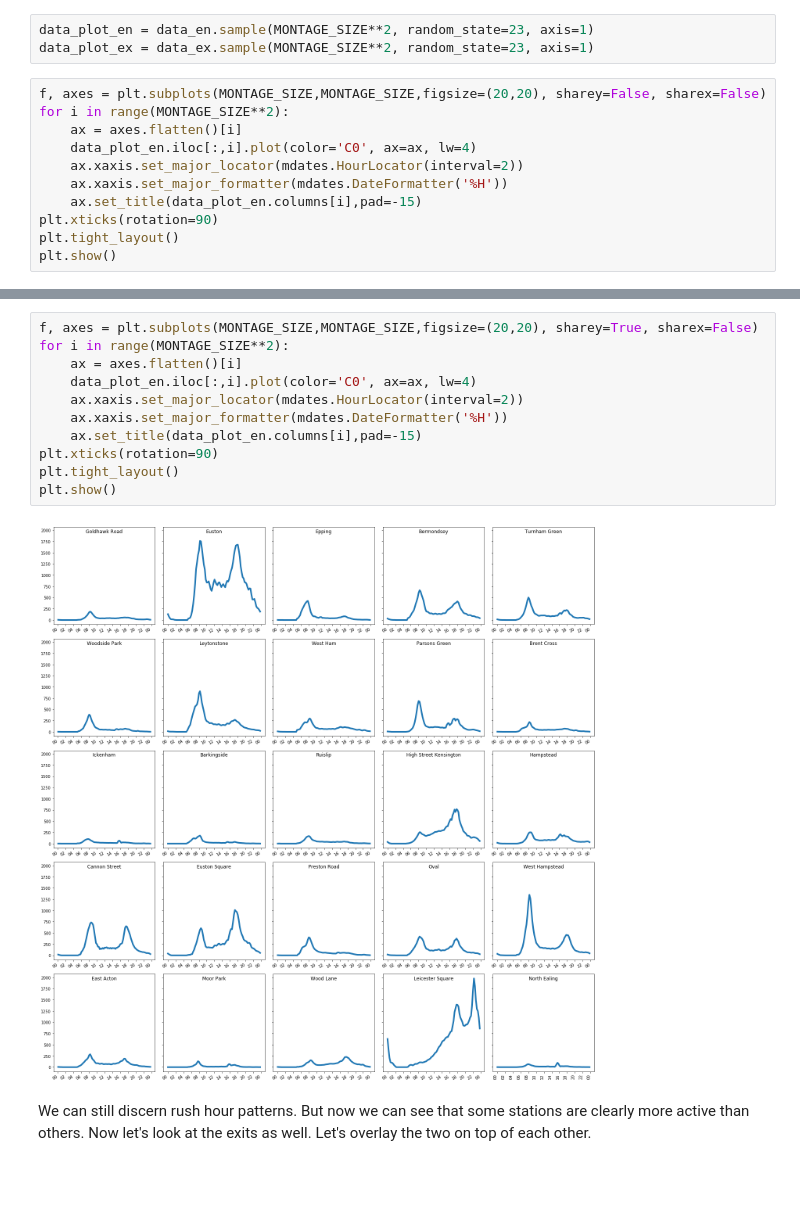
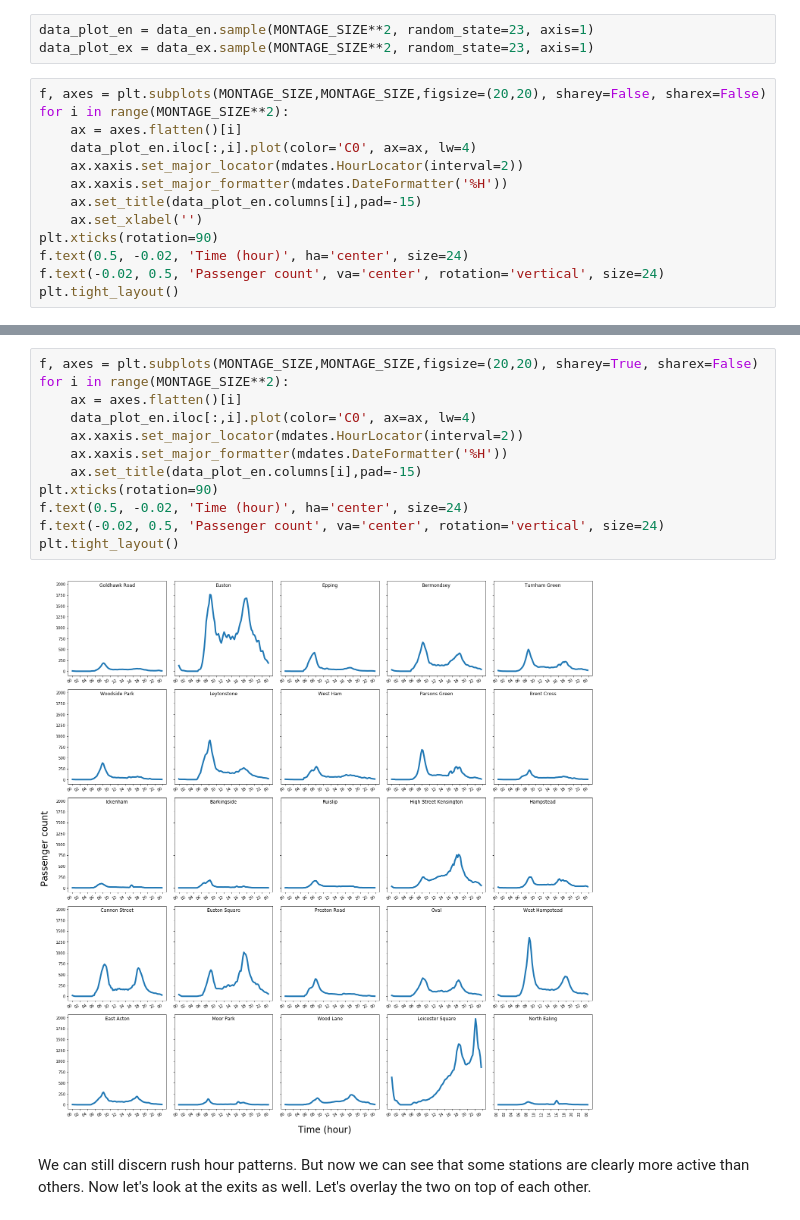
Before and after one commit to itko/cities, a Jupyter notebook: notebooks/london.ipynb, the cells around one changed output, grey strips where cells are left out. Cells and saved outputs as stored; diff of their text form; blank space fills up the shorter version.

```diff
--- a/notebooks/london.ipynb
+++ b/notebooks/london.ipynb
@@ -48,7 +51,9 @@ for i in range(MONTAGE_SIZE**2):
     ax.xaxis.set_major_locator(mdates.HourLocator(interval=2))
     ax.xaxis.set_major_formatter(mdates.DateFormatter('%H'))
     ax.set_title(data_plot_en.columns[i],pad=-15)
+    ax.set_xlabel('')
 plt.xticks(rotation=90)
+f.text(0.5, -0.02, 'Time (hour)', ha='center', size=24)
+f.text(-0.02, 0.5, 'Passenger count', va='center', rotation='vertical', size=24)
 plt.tight_layout()
-plt.show()
 # %% [output]
@@ -58,15 +63,16 @@ Already we can see morning and afternoon rushes. We can also see assymetries. Bu
 # %%
 f, axes = plt.subplots(MONTAGE_SIZE,MONTAGE_SIZE,figsize=(20,20), sharey=True, sharex=False)
 for i in range(MONTAGE_SIZE**2):
     ax = axes.flatten()[i]
     data_plot_en.iloc[:,i].plot(color='C0', ax=ax, lw=4)
     ax.xaxis.set_major_locator(mdates.HourLocator(interval=2))
     ax.xaxis.set_major_formatter(mdates.DateFormatter('%H'))
     ax.set_title(data_plot_en.columns[i],pad=-15)
 plt.xticks(rotation=90)
+f.text(0.5, -0.02, 'Time (hour)', ha='center', size=24)
+f.text(-0.02, 0.5, 'Passenger count', va='center', rotation='vertical', size=24)
 plt.tight_layout()
-plt.show()
 # %% [output]
-[figure, old version]
+[figure, new version]
 # %% [markdown]
 We can still discern rush hour patterns. But now we can see that some stations are clearly more active than others. Now let's look at the exits as well. Let's overlay the two on top of each other.
```
Also changed, not shown: parts of 151 cells of this notebook.
